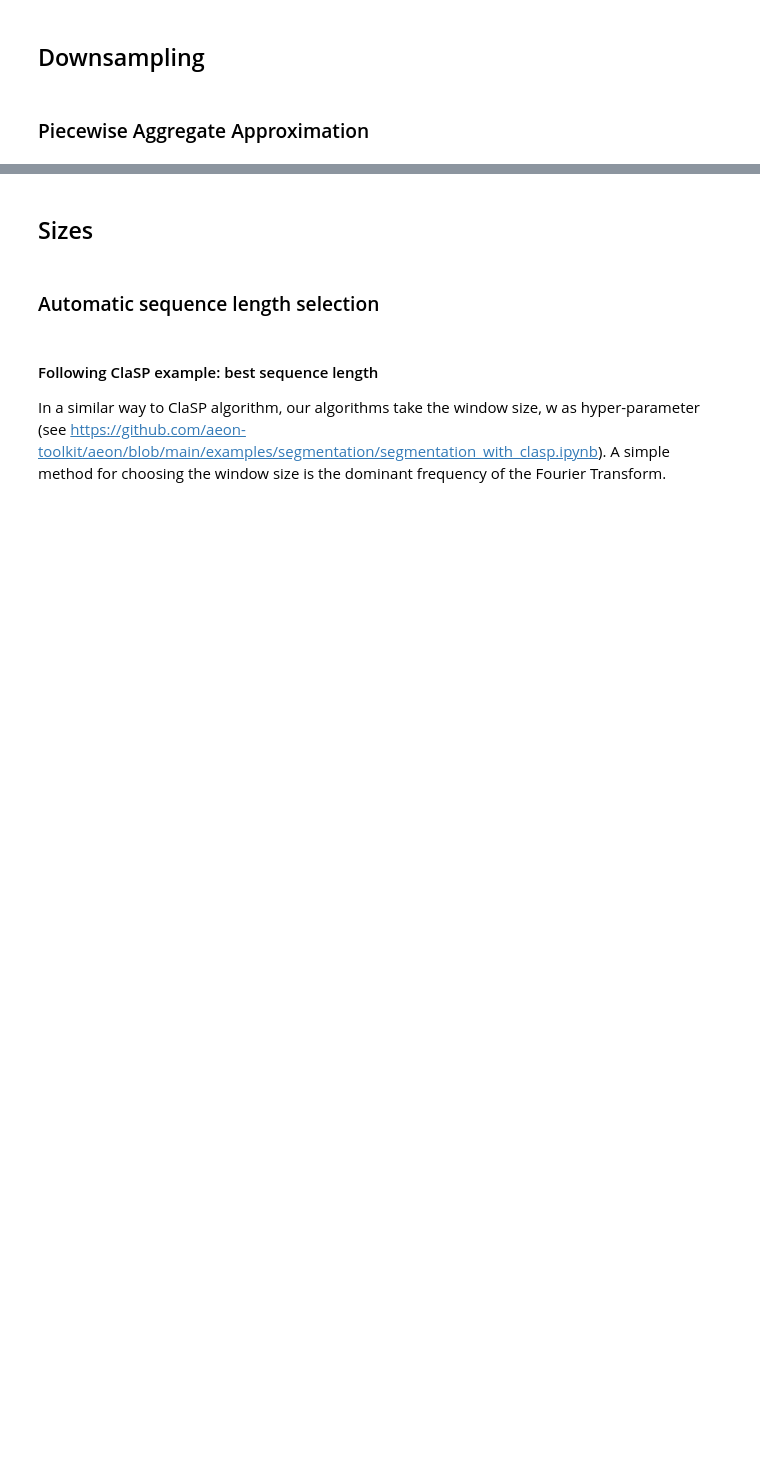
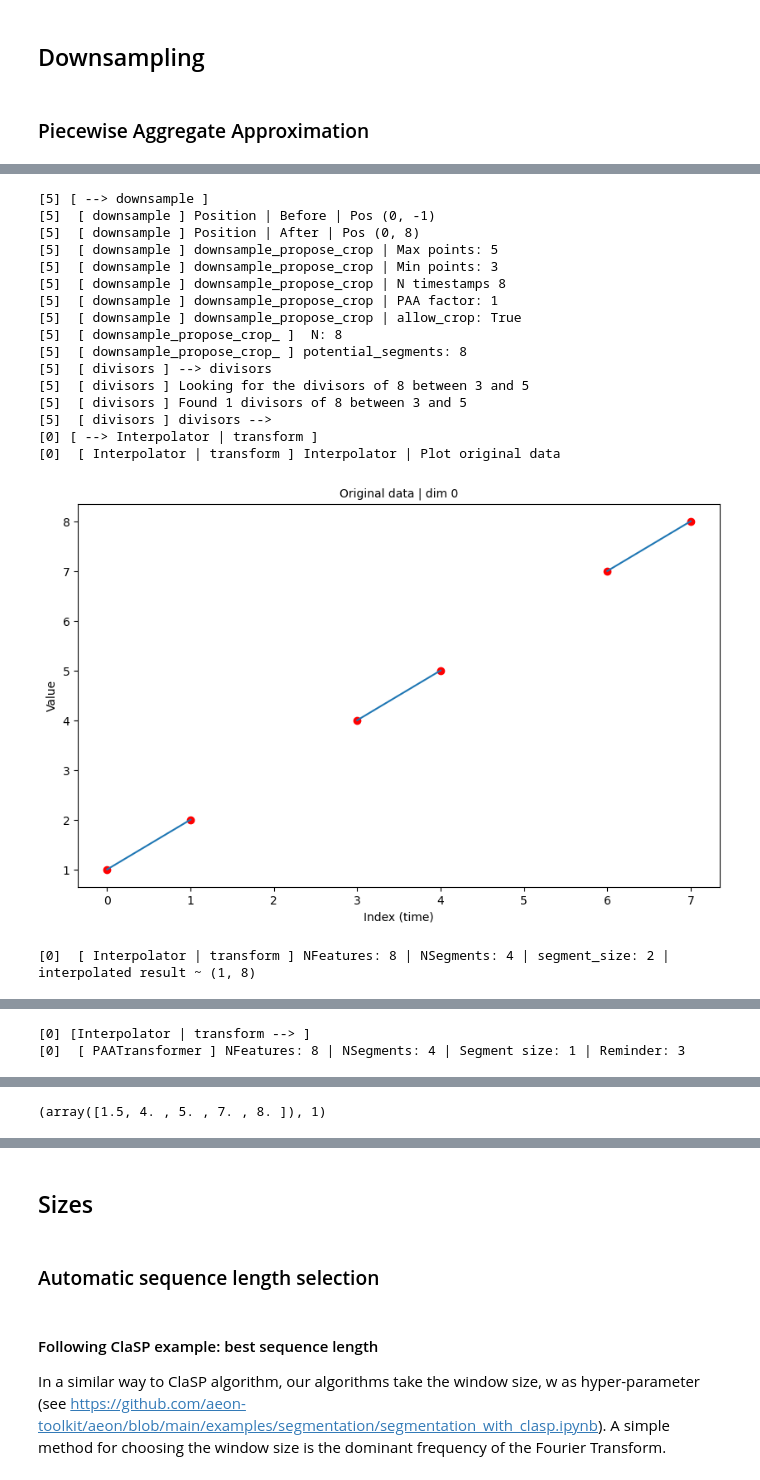
Before and after one commit to vrodriguezf/deepvats, a Jupyter notebook: nbs/utils.ipynb, the cells around one changed output, grey strips where cells are left out. Saved outputs shown, nothing was run; the diff lists cells and outputs as text; code cells hidden in the pictures; blank space fills up the shorter version.

```diff
--- a/nbs/utils.ipynb
+++ b/nbs/utils.ipynb
@@ -929,7 +1003,7 @@ def downsample_propose_crop_(
     else:
         raise DownsampleError()
         #return -1
-    mssg.print(f"Downsample Propose Crop | Post N: {N} | Largest Divisor: {val}", verbose_level=mssg.level+1)
+    mssg.print(f"Post N: {N} | Largest Divisor: {val}", verbose_level=mssg.level+1)
     mssg.end()
     return (val, N)
 # %%
@@ -1041,5 +1114,24 @@ def downsample(
 # %%
 #| hide
 foo_data = np.array([1.0, 2.0, np.nan, 4.0, 5.0, np.nan, 7.0, 8.0])
-foo_data_2 = downsample(foo_data, min_points = 3, max_points = 5, verbose = 5, show_plots = True)
-print_flush(foo_data_2)
+foo_data_2 = downsample(foo_data, min_points = 3, max_points = 5, mssg = Mssg(verbose = 5), show_plots = True)
+print_flush(str(foo_data_2))
+# %% [output]
+[5] [ --> downsample ]
+[5]  [ downsample ] Position | Before | Pos (0, -1)
+[5]  [ downsample ] Position | After | Pos (0, 8)
+[5]  [ downsample ] downsample_propose_crop | Max points: 5
+[5]  [ downsample ] downsample_propose_crop | Min points: 3
+[5]  [ downsample ] downsample_propose_crop | N timestamps 8
+[5]  [ downsample ] downsample_propose_crop | PAA factor: 1
+[5]  [ downsample ] downsample_propose_crop | allow_crop: True
+[5]  [ downsample_propose_crop_ ]  N: 8
+[5]  [ downsample_propose_crop_ ] potential_segments: 8
+[5]  [ divisors ] --> divisors
+[5]  [ divisors ] Looking for the divisors of 8 between 3 and 5
+[5]  [ divisors ] Found 1 divisors of 8 between 3 and 5
+[5]  [ divisors ] divisors -->
+[0] [ --> Interpolator | transform ]
+[0]  [ Interpolator | transform ] Interpolator | Plot original data
+[figure, added]
+[0]  [ Interpolator | transform ] NFeatures: 8 | NSegments: 4 | segment_size: 2 | interpolated result ~ (1, 8)
@@ -1045,0 +1139,2 @@ print_flush(foo_data_2)
+[0] [Interpolator | transform --> ]
+[0]  [ PAATransformer ] NFeatures: 8 | NSegments: 4 | Segment size: 1 | Reminder: 3
@@ -1046,3 +1142,4 @@ print_flush(foo_data_2)
+(array([1.5, 4. , 5. , 7. , 8. ]), 1)
 # %%
 #| hide
 # Testing failed case
```
Also changed, not shown: parts of 41 cells of this notebook, 14 other files.
